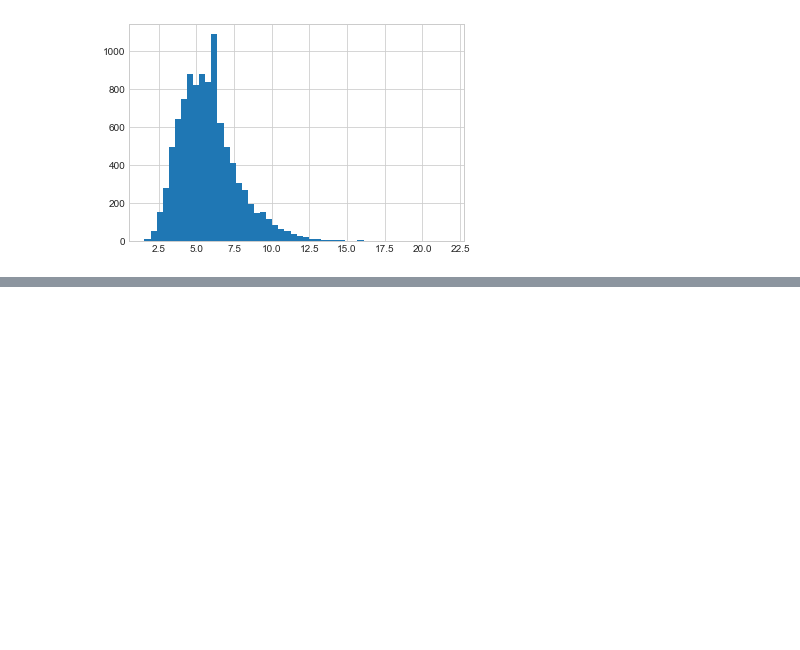
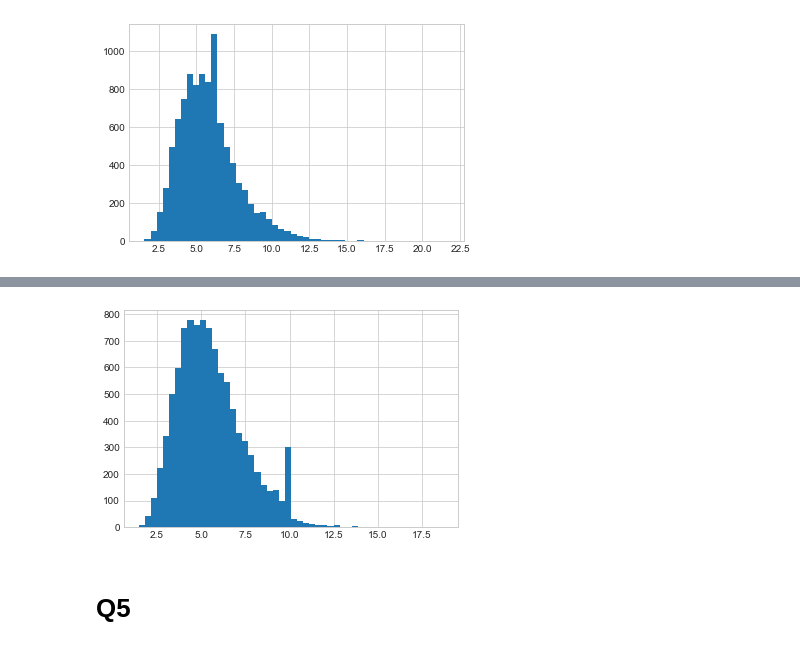
Before and after one commit to ceciliechrstnsn/projects-2021-luna-hjerteknuser, a Jupyter notebook: inauguralproject/inauguralproject.ipynb, the cells around one changed output, grey strips where cells are left out. Cells and saved outputs as stored; diff of their text form; code cells hidden in the pictures; blank space fills up the shorter version.

```diff
--- a/inauguralproject/inauguralproject.ipynb
+++ b/inauguralproject/inauguralproject.ipynb
@@ -215,6 +215,3 @@ m_i = np.random.lognormal(-0.4,0.35, size = N)
 #m_i = random.lognormvariate(-0.4,0.35, size = N)
 m_i
 h_stars1 = np.empty(N)
-# %%
-for i in m_i:
-    print(i)
@@ -260,14 +239,22 @@ result_vector
 # %%
 #h_i = np.linspace(1,10,N)
 
-
-def taxrev(tau_g, h_stars1, epsilon, tau_p, p_bar) :
-    t = 0
-    for i in range(N):
+def taxrev(r,phi,tau_g, epsilon, tau_p, p_bar, **kwargs):
+    h_stars1 = np.empty(N)
+    t=0
+    for i, v in enumerate(m_i):
+        constraints = ({'type': 'ineq', 'fun': lambda x: v-expenditure(x,r,tau_g,epsilon,tau_p,p_bar, **kwargs)})
+        result_vector = optimize.minimize(lambda x: -u_func(x, phi),
+                                      initial_guess, method = 'SLSQP',
+                                      constraints=constraints)
+        # loading results
+        h_stars1[i] = result_vector.x[0]
         Tax = (tau_g*h_stars1[i]*epsilon+tau_p*max(h_stars1[i]*epsilon-p_bar,0))
         t += Tax
-    return t/N
+    return t/N, h_stars1
 
-print(taxrev(0.012, h_stars1,0.5, 0.004,3))
+
+
+avg_tax, h_stars1 = taxrev(**par1)
 
 #print(T[:5])
@@ -300,0 +280,11 @@ plt.show()
+# %%
+par2 = {'m':0.5,
+        'phi':0.3,
+        'epsilon': 0.8,
+        'r': 0.03,
+        'tau_g': 0.01,
+        'tau_p': 0.009,
+        'p_bar': 8
+}
+# %%
+avg_tax2, h_stars3 = taxrev(**par2)
@@ -300,0 +298,8 @@ plt.show()
+# %%
+h_fig = plt.hist(h_stars3, bins=50)
+plt.show(h_fig)
+#the odd thing is the many observations around the house quality = 6
+# %% [output]
+[figure, added]
+# %% [markdown]
+# Q5
```
Also changed, not shown: parts of 11 cells of this notebook.
